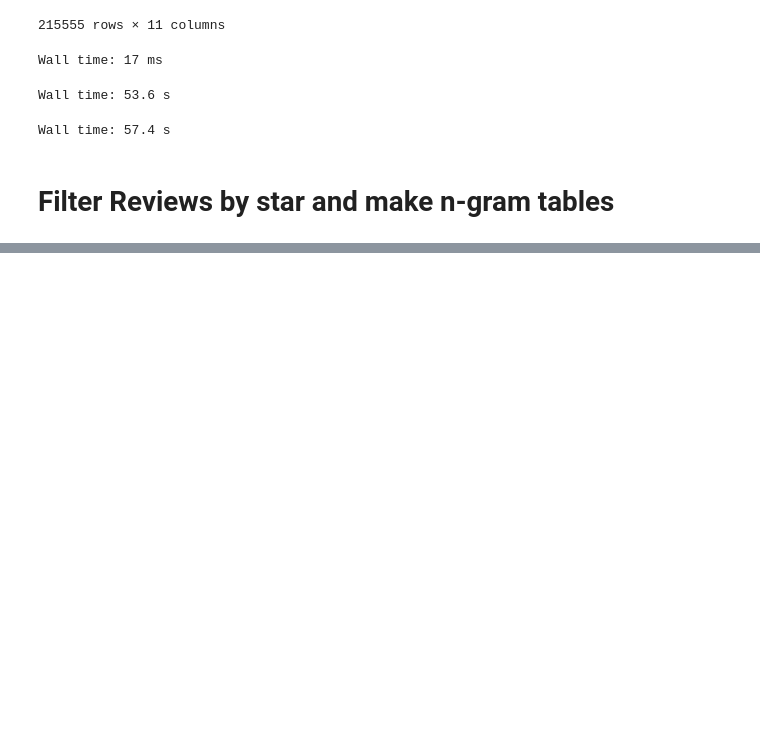
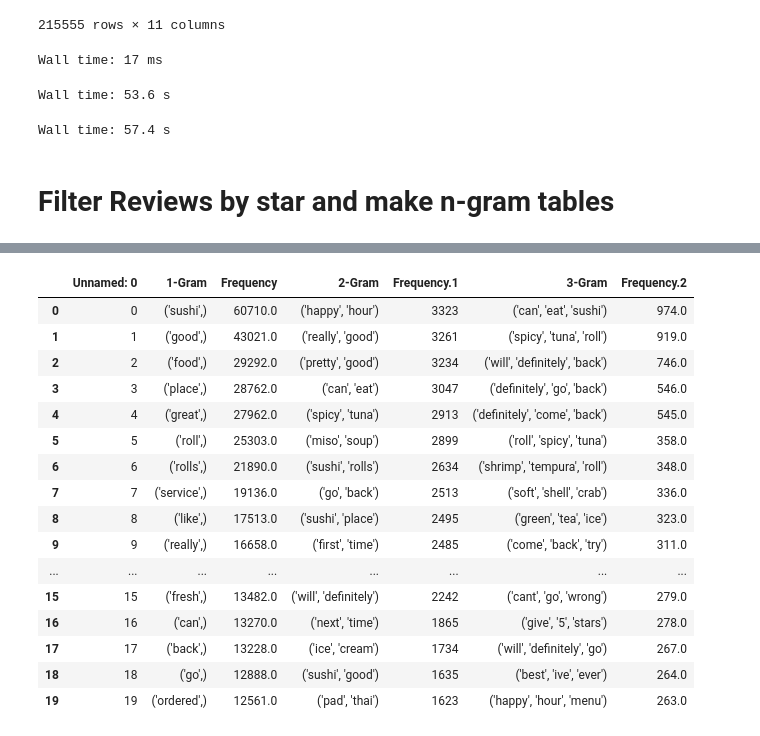
Before and after one commit to rstuder9090/YelpReviews, a Jupyter notebook: Code/N-Gram_Calculation.ipynb, the cells around one changed output, grey strips where cells are left out. Drawn from its saved outputs; the diff is of its cells as text; code cells hidden in the pictures; blank space fills up the shorter version.

```diff
--- a/Code/N-Gram_Calculation.ipynb
+++ b/Code/N-Gram_Calculation.ipynb
@@ -97,0 +180,20 @@ Wall time: 2min 38s
+# %%
+pd.read_csv('4-Star-grams.csv').head(20)
+# %% [output]
+|  | Unnamed: 0 | 1-Gram | Frequency | 2-Gram | Frequency.1 | 3-Gram | Frequency.2 |
+| 0 | 0 | ('sushi',) | 60710.0 | ('happy', 'hour') | 3323 | ('can', 'eat', 'sushi') | 974.0 |
+| 1 | 1 | ('good',) | 43021.0 | ('really', 'good') | 3261 | ('spicy', 'tuna', 'roll') | 919.0 |
+| 2 | 2 | ('food',) | 29292.0 | ('pretty', 'good') | 3234 | ('will', 'definitely', 'back') | 746.0 |
+| 3 | 3 | ('place',) | 28762.0 | ('can', 'eat') | 3047 | ('definitely', 'go', 'back') | 546.0 |
+| 4 | 4 | ('great',) | 27962.0 | ('spicy', 'tuna') | 2913 | ('definitely', 'come', 'back') | 545.0 |
+| 5 | 5 | ('roll',) | 25303.0 | ('miso', 'soup') | 2899 | ('roll', 'spicy', 'tuna') | 358.0 |
+| 6 | 6 | ('rolls',) | 21890.0 | ('sushi', 'rolls') | 2634 | ('shrimp', 'tempura', 'roll') | 348.0 |
+| 7 | 7 | ('service',) | 19136.0 | ('go', 'back') | 2513 | ('soft', 'shell', 'crab') | 336.0 |
+| 8 | 8 | ('like',) | 17513.0 | ('sushi', 'place') | 2495 | ('green', 'tea', 'ice') | 323.0 |
+| 9 | 9 | ('really',) | 16658.0 | ('first', 'time') | 2485 | ('come', 'back', 'try') | 311.0 |
+| ... | ... | ... | ... | ... | ... | ... | ... |
+| 15 | 15 | ('fresh',) | 13482.0 | ('will', 'definitely') | 2242 | ('cant', 'go', 'wrong') | 279.0 |
+| 16 | 16 | ('can',) | 13270.0 | ('next', 'time') | 1865 | ('give', '5', 'stars') | 278.0 |
+| 17 | 17 | ('back',) | 13228.0 | ('ice', 'cream') | 1734 | ('will', 'definitely', 'go') | 267.0 |
+| 18 | 18 | ('go',) | 12888.0 | ('sushi', 'good') | 1635 | ('best', 'ive', 'ever') | 264.0 |
+| 19 | 19 | ('ordered',) | 12561.0 | ('pad', 'thai') | 1623 | ('happy', 'hour', 'menu') | 263.0 |
```
Also changed, not shown: parts of 6 cells of this notebook.
